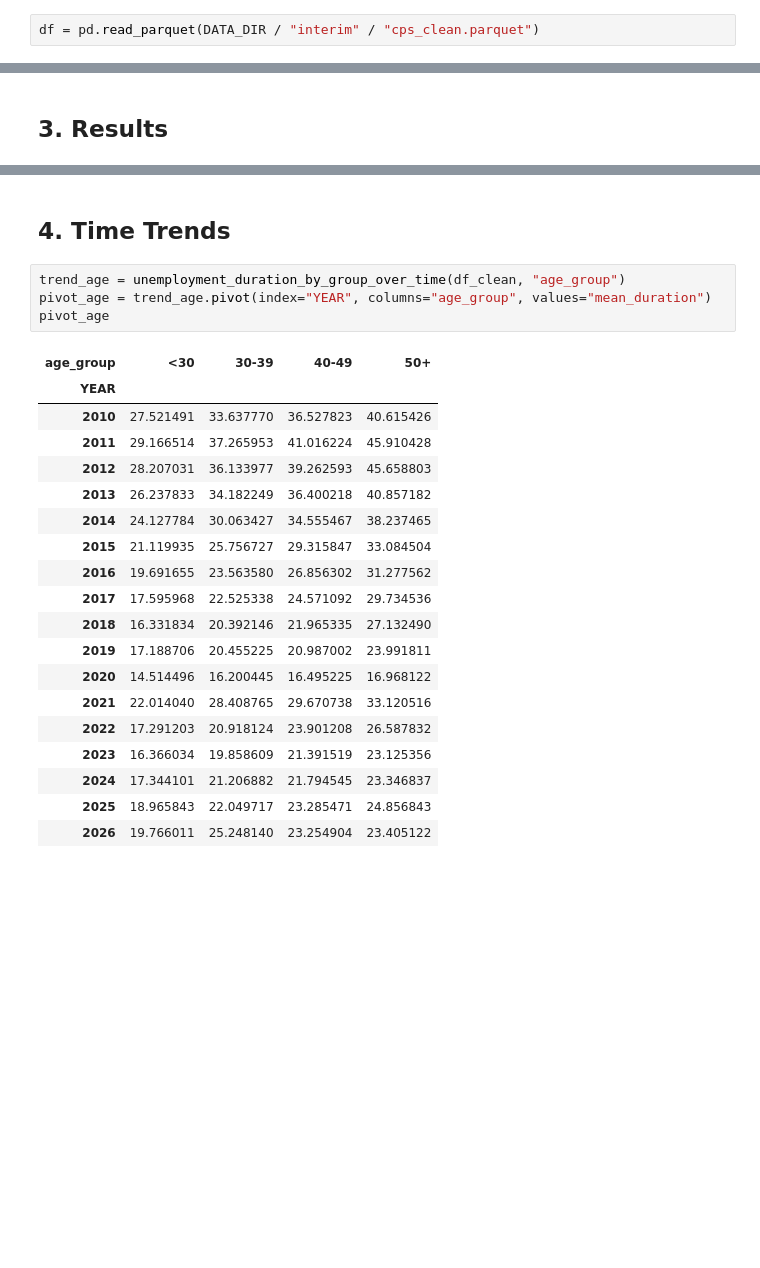
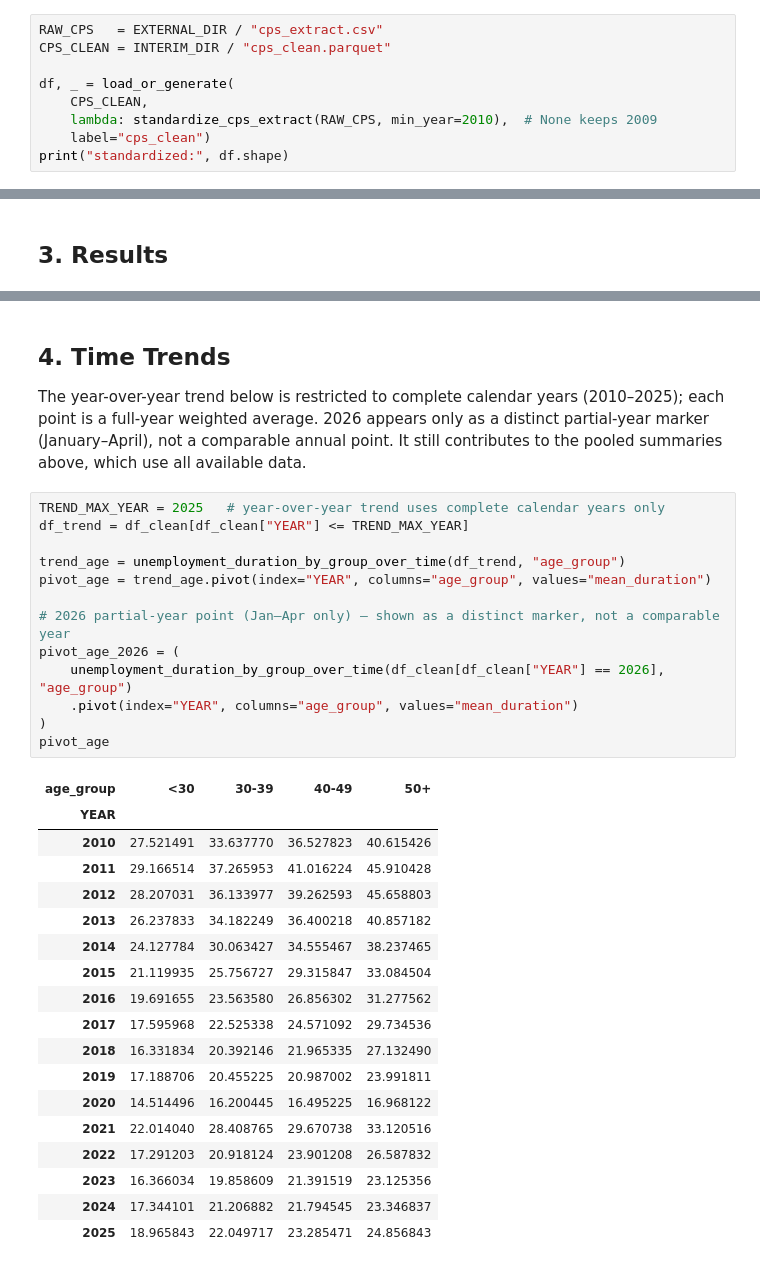
Before and after one commit to mualexander/ucbai-cs-resumefilter, a Jupyter notebook: notebooks/00_cps_data_prep.ipynb, the cells around one changed output, grey strips where cells are left out. Drawn from its saved outputs; the diff is of its cells as text; blank space fills up the shorter version.

```diff
--- a/notebooks/00_cps_data_prep.ipynb
+++ b/notebooks/00_cps_data_prep.ipynb
@@ -52,2 +48,9 @@ from src.data_processing.cps_processing import  (
 # %%
-df = pd.read_parquet(DATA_DIR / "interim" / "cps_clean.parquet")
+RAW_CPS   = EXTERNAL_DIR / "cps_extract.csv"
+CPS_CLEAN = INTERIM_DIR / "cps_clean.parquet"
+
+df, _ = load_or_generate(
+    CPS_CLEAN,
+    lambda: standardize_cps_extract(RAW_CPS, min_year=2010),  # None keeps 2009
+    label="cps_clean")
+print("standardized:", df.shape)
@@ -106,27 +112,37 @@ summary_by_career_stage
 # %% [markdown]
 ## 4. Time Trends
+
+The year-over-year trend below is restricted to complete calendar years (2010–2025); each point is a full-year weighted average. 2026 appears only as a distinct partial-year marker (January–April), not a comparable annual point. It still contributes to the pooled summaries above, which use all available data.
 # %%
-trend_age = unemployment_duration_by_group_over_time(df_clean, "age_group")
+TREND_MAX_YEAR = 2025   # year-over-year trend uses complete calendar years only
+df_trend = df_clean[df_clean["YEAR"] <= TREND_MAX_YEAR]
+
+trend_age = unemployment_duration_by_group_over_time(df_trend, "age_group")
 pivot_age = trend_age.pivot(index="YEAR", columns="age_group", values="mean_duration")
+
+# 2026 partial-year point (Jan–Apr only) — shown as a distinct marker, not a comparable year
+pivot_age_2026 = (
+    unemployment_duration_by_group_over_time(df_clean[df_clean["YEAR"] == 2026], "age_group")
+    .pivot(index="YEAR", columns="age_group", values="mean_duration")
+)
 pivot_age
 # %% [output]
 | age_group | <30 | 30-39 | 40-49 | 50+ |
 | YEAR |  |  |  |  |
 | 2010 | 27.521491 | 33.637770 | 36.527823 | 40.615426 |
 | 2011 | 29.166514 | 37.265953 | 41.016224 | 45.910428 |
 | 2012 | 28.207031 | 36.133977 | 39.262593 | 45.658803 |
 | 2013 | 26.237833 | 34.182249 | 36.400218 | 40.857182 |
 | 2014 | 24.127784 | 30.063427 | 34.555467 | 38.237465 |
 | 2015 | 21.119935 | 25.756727 | 29.315847 | 33.084504 |
 | 2016 | 19.691655 | 23.563580 | 26.856302 | 31.277562 |
 | 2017 | 17.595968 | 22.525338 | 24.571092 | 29.734536 |
 | 2018 | 16.331834 | 20.392146 | 21.965335 | 27.132490 |
 | 2019 | 17.188706 | 20.455225 | 20.987002 | 23.991811 |
 | 2020 | 14.514496 | 16.200445 | 16.495225 | 16.968122 |
 | 2021 | 22.014040 | 28.408765 | 29.670738 | 33.120516 |
 | 2022 | 17.291203 | 20.918124 | 23.901208 | 26.587832 |
 | 2023 | 16.366034 | 19.858609 | 21.391519 | 23.125356 |
 | 2024 | 17.344101 | 21.206882 | 21.794545 | 23.346837 |
 | 2025 | 18.965843 | 22.049717 | 23.285471 | 24.856843 |
-| 2026 | 19.766011 | 25.248140 | 23.254904 | 23.405122 |
 # %%
```
Also changed, not shown: parts of 23 cells of this notebook, 3 other files.
